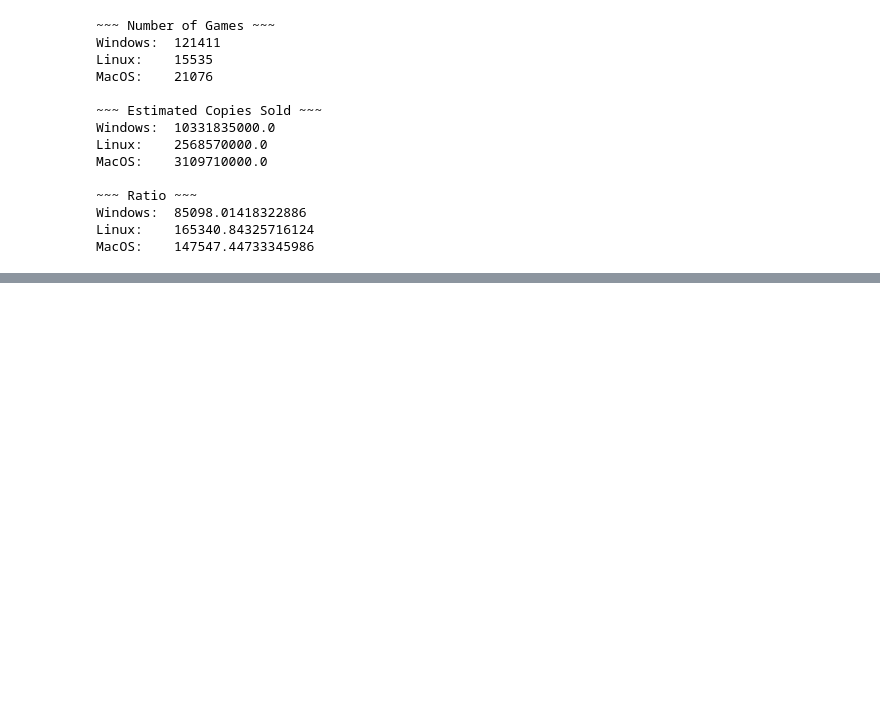
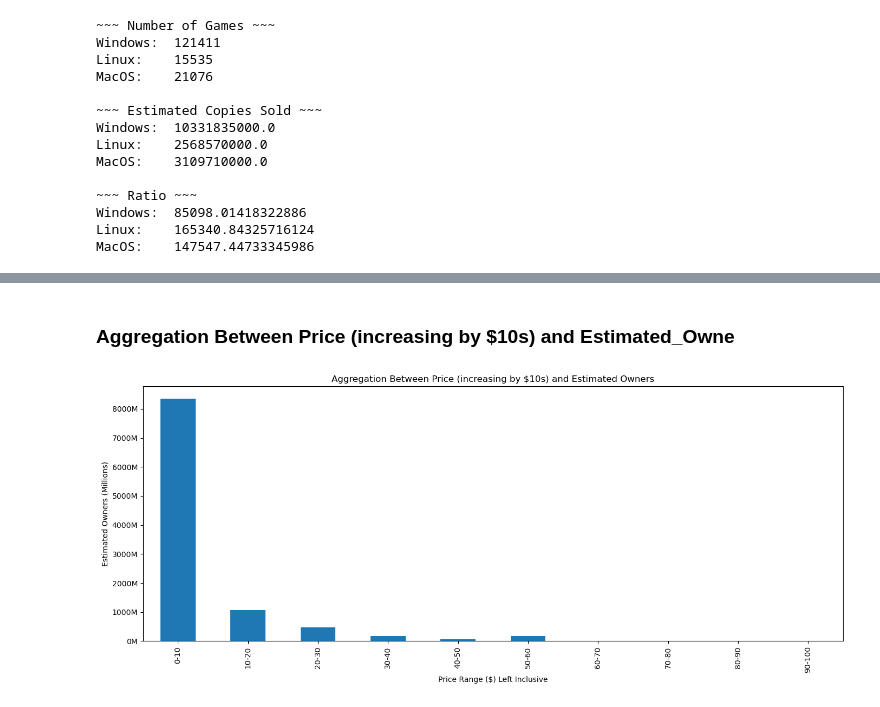
Before and after one commit to jwieland-buffalo/End-to-End-Big-Data-Pipeline-Project-1-, a Jupyter notebook: driver.ipynb, the cells around one changed output, grey strips where cells are left out. Saved outputs shown, nothing was run; the diff lists cells and outputs as text; code cells hidden in the pictures; blank space fills up the shorter version.

```diff
--- a/driver.ipynb
+++ b/driver.ipynb
@@ -235,0 +289,23 @@ MacOS:    147547.44733345986
+# %% [markdown]
+### Aggregation Between Price (increasing by $10s) and Estimated_Owne
+# %%
+binsof10 = list(range(0, 110, 10))
+labelsfor10 = [f"{i}-{i+10}" for i in binsof10[:-1]]
+df["pricebins10"] = pd.cut(df["Price"], bins = binsof10, labels = labelsfor10, right = False)
+
+groupsof10 = df.groupby("pricebins10", observed = True)["estimated_owners_mid"].sum()
+
+def millions(x, _):
+    return f"{x/1_000_000:.0f}M"
+
+plt.figure(figsize = (14, 6))
+groupsof10.plot(kind = "bar")
+plt.title("Aggregation Between Price (increasing by $10s) and Estimated Owners")
+plt.xlabel("Price Range ($) Left Inclusive")
+plt.ylabel("Estimated Owners (Millions)")
+plt.gca().yaxis.set_major_formatter(plt.FuncFormatter(millions))
+plt.xticks(rotation = 90)
+plt.tight_layout()
+plt.show()
+# %% [output]
+[figure, added]
```
Also changed, not shown: parts of 12 cells of this notebook.
